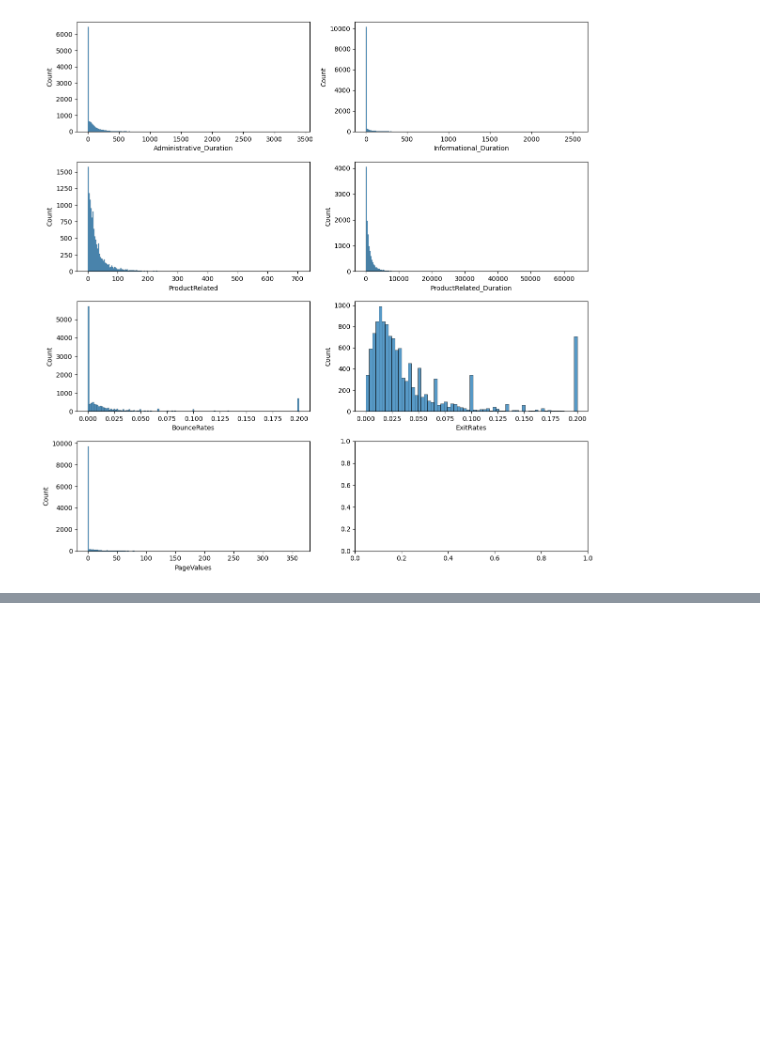
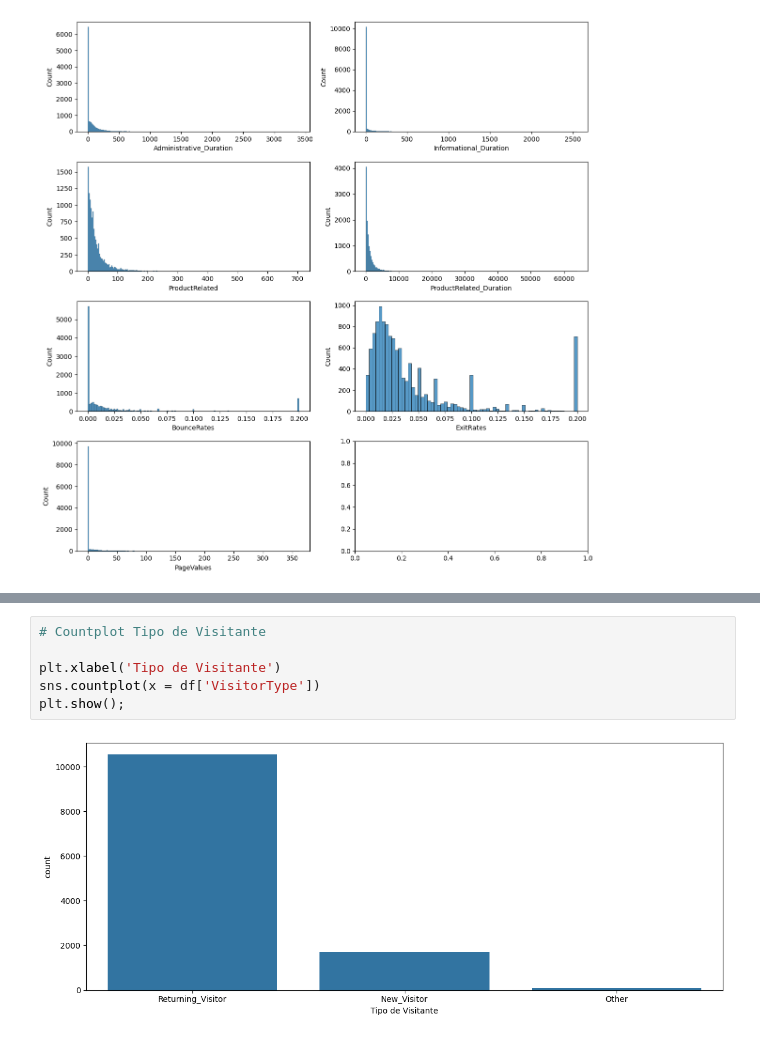
Before and after one commit to LeonArmster/Projeto_Previsao_Ecommerce, a Jupyter notebook: Code/modelo_preditivo.ipynb, the cells around one changed output, grey strips where cells are left out. Drawn from its saved outputs; the diff is of its cells as text; blank space fills up the shorter version.

```diff
--- a/Code/modelo_preditivo.ipynb
+++ b/Code/modelo_preditivo.ipynb
@@ -264,0 +336,8 @@ plt.show();
+# %%
+# Countplot Tipo de Visitante
+
+plt.xlabel('Tipo de Visitante')
+sns.countplot(x = df['VisitorType'])
+plt.show();
+# %% [output]
+[figure, added]
```
Also changed, not shown: parts of 47 cells of this notebook, 2 other files.
